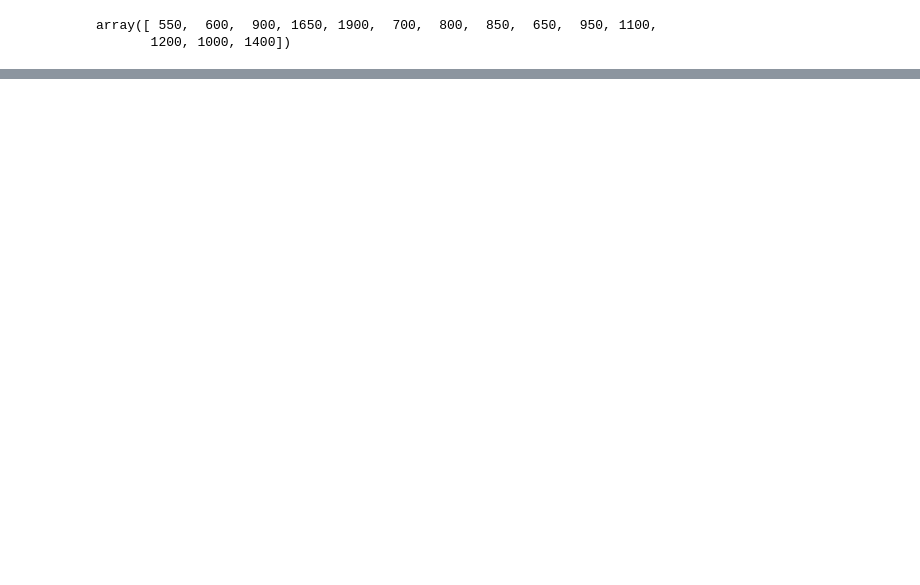
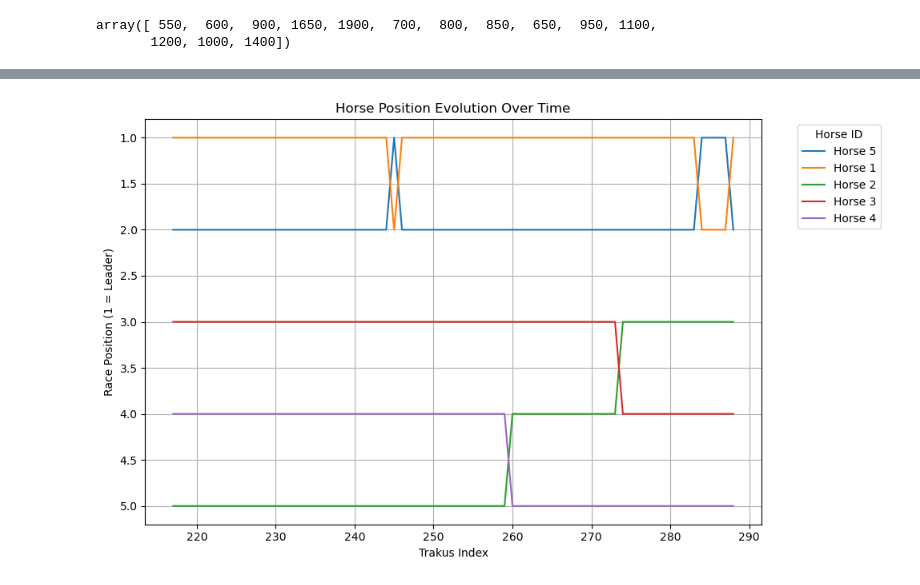
Before and after one commit to sajodajo/HorseRacing, a Jupyter notebook: notebooks/1_EDA_SJ.ipynb, the cells around one changed output, grey strips where cells are left out. Drawn from its saved outputs; the diff is of its cells as text; code cells hidden in the pictures; blank space fills up the shorter version.

```diff
--- a/notebooks/1_EDA_SJ.ipynb
+++ b/notebooks/1_EDA_SJ.ipynb
@@ -271,0 +204,6 @@ df
+# %%
+commonDistances = [600,800,850,700,650,900,550,1000,1100,1200]
+
+df = df[df['distance_id'].isin(commonDistances)]
+
+# We can filter by only the top 10 most common distances due to lower data availability at other distances
@@ -426,0 +472,8 @@ FileNotFoundError: No such file or directory (os error 2): /data/raw/nyra_2019_c
+# %%
+df = df.sort_values(['rid', 'trakus_index'])
+
+df['live_position'] = (
+    df.groupby(['rid', 'trakus_index'])['distance_km']
+    .rank(method='min', ascending=False)
+    .astype(int)
+)
@@ -426,0 +655,12 @@ FileNotFoundError: No such file or directory (os error 2): /data/raw/nyra_2019_c
+# %%
+track_points = [
+    (40.669386,-73.829145),  # start
+    (40.672411, -73.827737),
+    (40.674310, -73.826969),
+    (40.675036, -73.830342),
+    (40.673268, -73.831202),
+    (40.671699, -73.831912)  # finish
+]
+
+race_df = df[df['rid']=='AQU_2019-01-01_1']
+race_df
@@ -426,0 +681,19 @@ FileNotFoundError: No such file or directory (os error 2): /data/raw/nyra_2019_c
+# %%
+plot_df = rank_positions(race_df, track_points)[['program_number','position','trakus_index']].tail(500)
+# %%
+plt.figure(figsize=(10, 6))
+for horse_id in plot_df['program_number'].unique():
+    horse_data = plot_df[plot_df['program_number'] == horse_id]
+    plt.plot(horse_data['trakus_index'], horse_data['position'], label=f'Horse {horse_id}')
+
+plt.xlabel("Trakus Index")
+plt.ylabel("Race Position (1 = Leader)")
+plt.title("Horse Position Evolution Over Time")
+plt.gca().invert_yaxis()  # Lower rank is better
+plt.legend(title='Horse ID', bbox_to_anchor=(1.05, 1), loc='upper left')
+plt.tight_layout()
+plt.grid(True)
+
+plt.show()
+# %% [output]
+[figure, added]
```
Also changed, not shown: parts of 43 cells of this notebook, 5 other files.
